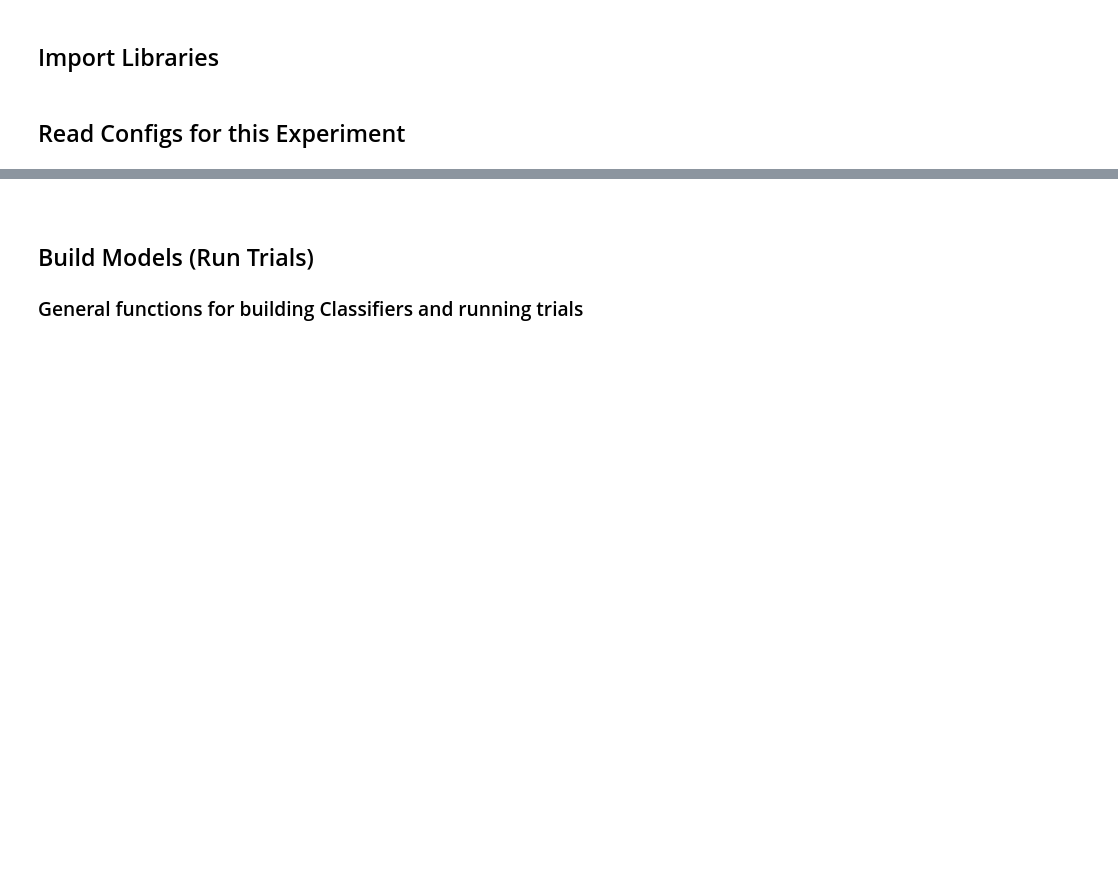
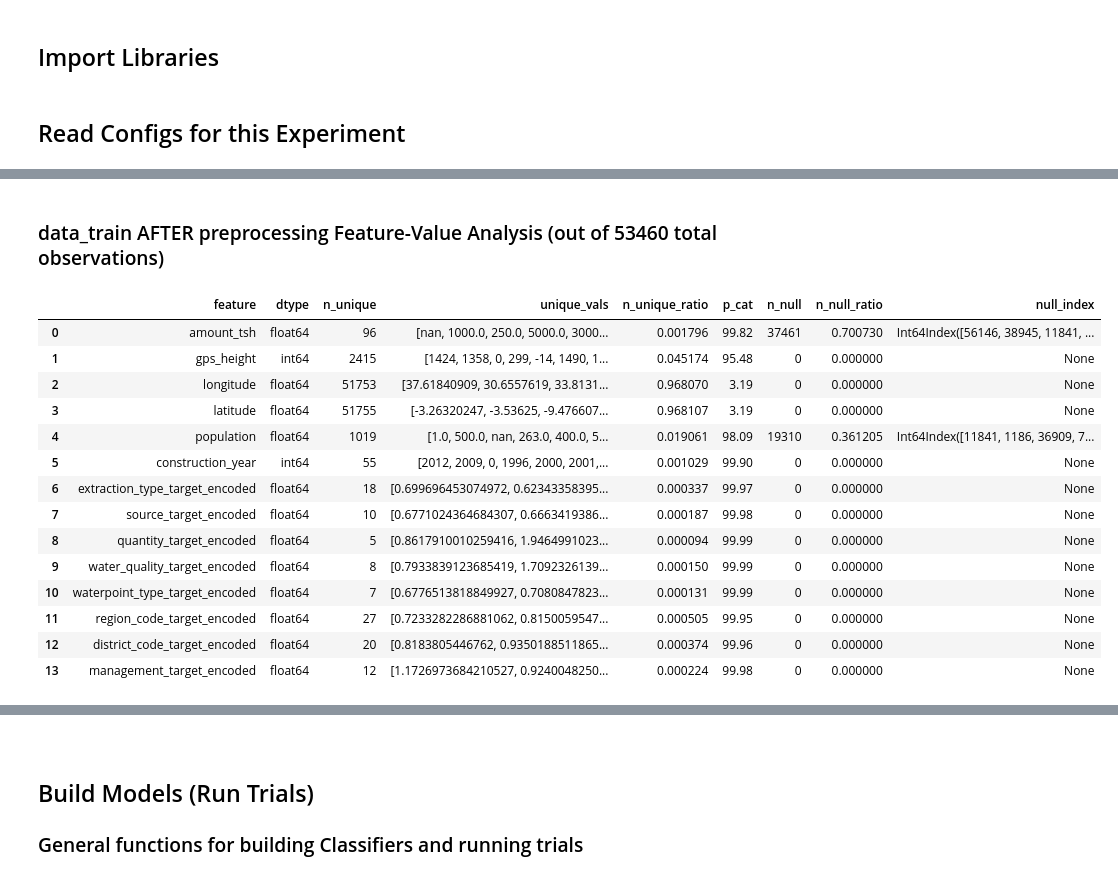
Before and after one commit to sacontreras/dsc-mod-3-project-v2-1-online-ds-sp-000, a Jupyter notebook: models.ipynb, the cells around one changed output, grey strips where cells are left out. Saved outputs shown, nothing was run; the diff lists cells and outputs as text; code cells hidden in the pictures; blank space fills up the shorter version.

```diff
--- a/models.ipynb
+++ b/models.ipynb
@@ -203,0 +166,2 @@ NameError: name 'data_ALL_labeled_with_target' is not defined
+# %%
+y_train_encoded = labels_encoded.loc[y_train.index]
@@ -203,0 +203,12 @@ NameError: name 'data_ALL_labeled_with_target' is not defined
+# %%
+data_train_preprocessed = data_train.copy()
+
+for group_name, preprocessing_option in preprocessing_spec.items():
+    composite_transformer = scjpnstrattransformers.instantiate_strategy_transformer(
+        preprocessing_option,
+        group_name,
+        pipeline_data_preprocessor
+    )
+    scjpnstrattransformers.html_prettify_strategy_transformer_description(composite_transformer)
+    data_train_preprocessed = composite_transformer.fit_transform(data_train_preprocessed, y_train_encoded.status_group)
+    display(HTML("<p><br><br>"))
@@ -203,0 +243,19 @@ NameError: name 'data_ALL_labeled_with_target' is not defined
+# %%
+scjpnutils.analyze_values(data_train_preprocessed, 'data_train AFTER preprocessing');
+# %% [output]
+data_train AFTER preprocessing Feature-Value Analysis (out of 53460 total observations)
+|  | feature | dtype | n_unique | unique_vals | n_unique_ratio | p_cat | n_null | n_null_ratio | null_index |
+| 0 | amount_tsh | float64 | 96 | [nan, 1000.0, 250.0, 5000.0, 3000... | 0.001796 | 99.82 | 37461 | 0.700730 | Int64Index([56146, 38945, 11841, ... |
+| 1 | gps_height | int64 | 2415 | [1424, 1358, 0, 299, -14, 1490, 1... | 0.045174 | 95.48 | 0 | 0.000000 | None |
+| 2 | longitude | float64 | 51753 | [37.61840909, 30.6557619, 33.8131... | 0.968070 | 3.19 | 0 | 0.000000 | None |
+| 3 | latitude | float64 | 51755 | [-3.26320247, -3.53625, -9.476607... | 0.968107 | 3.19 | 0 | 0.000000 | None |
+| 4 | population | float64 | 1019 | [1.0, 500.0, nan, 263.0, 400.0, 5... | 0.019061 | 98.09 | 19310 | 0.361205 | Int64Index([11841, 1186, 36909, 7... |
+| 5 | construction_year | int64 | 55 | [2012, 2009, 0, 1996, 2000, 2001,... | 0.001029 | 99.90 | 0 | 0.000000 | None |
+| 6 | extraction_type_target_encoded | float64 | 18 | [0.699696453074972, 0.62343358395... | 0.000337 | 99.97 | 0 | 0.000000 | None |
+| 7 | source_target_encoded | float64 | 10 | [0.6771024364684307, 0.6663419386... | 0.000187 | 99.98 | 0 | 0.000000 | None |
+| 8 | quantity_target_encoded | float64 | 5 | [0.8617910010259416, 1.9464991023... | 0.000094 | 99.99 | 0 | 0.000000 | None |
+| 9 | water_quality_target_encoded | float64 | 8 | [0.7933839123685419, 1.7092326139... | 0.000150 | 99.99 | 0 | 0.000000 | None |
+| 10 | waterpoint_type_target_encoded | float64 | 7 | [0.6776513818849927, 0.7080847823... | 0.000131 | 99.99 | 0 | 0.000000 | None |
+| 11 | region_code_target_encoded | float64 | 27 | [0.7233282286881062, 0.8150059547... | 0.000505 | 99.95 | 0 | 0.000000 | None |
+| 12 | district_code_target_encoded | float64 | 20 | [0.8183805446762, 0.9350188511865... | 0.000374 | 99.96 | 0 | 0.000000 | None |
+| 13 | management_target_encoded | float64 | 12 | [1.1726973684210527, 0.9240048250... | 0.000224 | 99.98 | 0 | 0.000000 | None |
```
Also changed, not shown: parts of 78 cells of this notebook, 5 other files.
